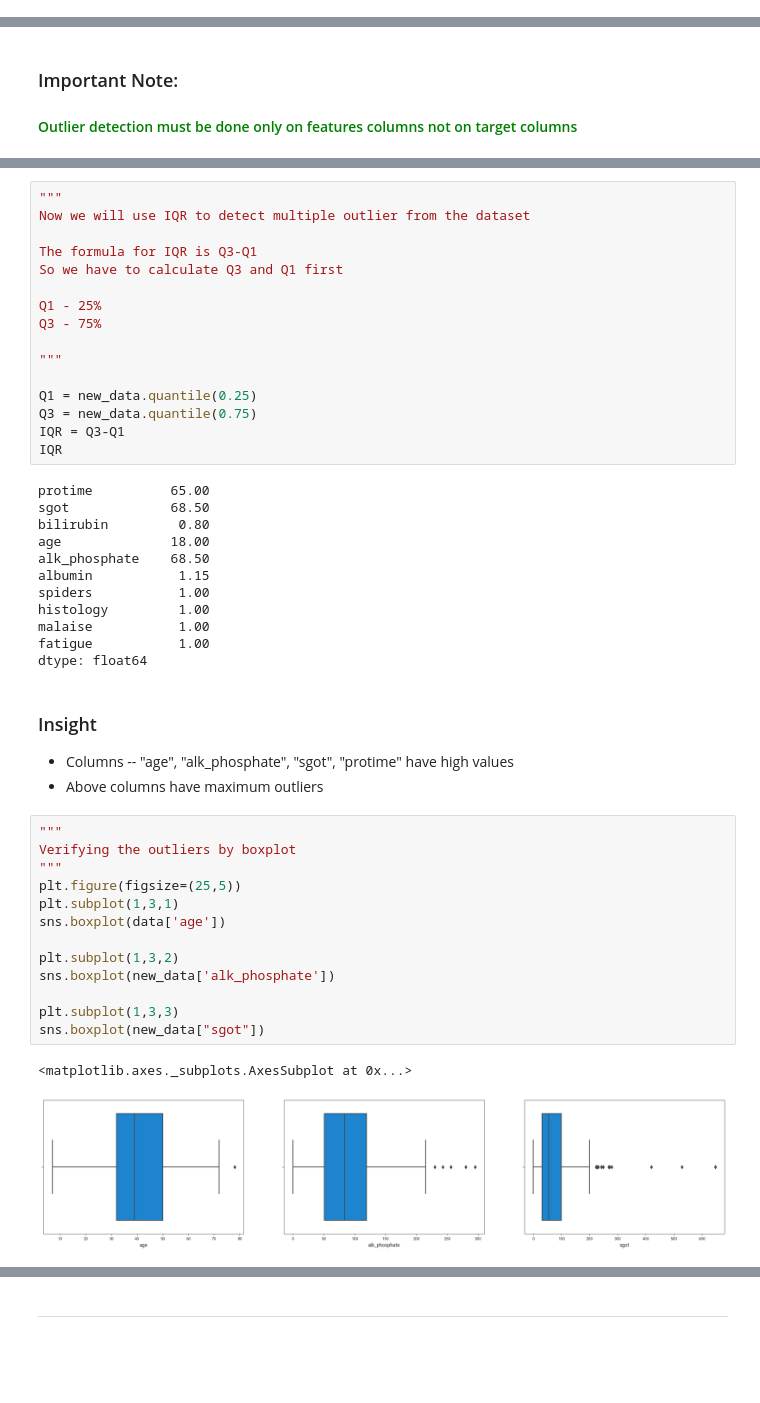
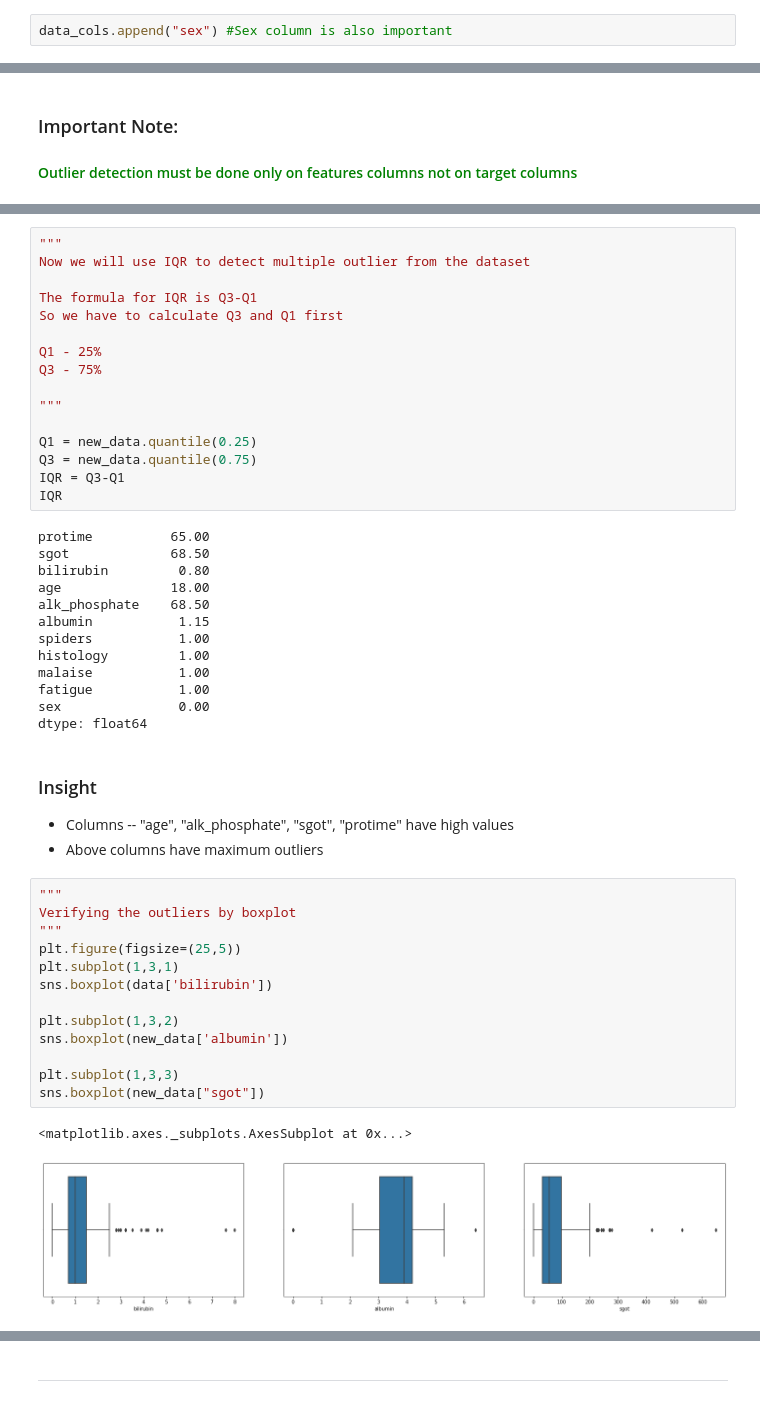
Before and after one commit to PDahal2871/Hepatitis-Survival-Prediction, a Jupyter notebook: HSP.ipynb, the cells around one changed output, grey strips where cells are left out. Cells and saved outputs as stored; diff of their text form; blank space fills up the shorter version.

```diff
--- a/HSP.ipynb
+++ b/HSP.ipynb
@@ -680,0 +676,2 @@ sns.scatterplot(data["age"], data["class"], hue=data["sex"], palette=["green",'b
+# %%
+data_cols.append("sex") #Sex column is also important
@@ -754,6 +815,7 @@ spiders           1.00
 histology         1.00
 malaise           1.00
 fatigue           1.00
+sex               0.00
 dtype: float64
 # %% [markdown]
 ### Insight
@@ -763,19 +825,19 @@ dtype: float64
 # %%
 """
 Verifying the outliers by boxplot
 """
 plt.figure(figsize=(25,5))
 plt.subplot(1,3,1)
-sns.boxplot(data['age'])
+sns.boxplot(data['bilirubin'])
 
 plt.subplot(1,3,2)
-sns.boxplot(new_data['alk_phosphate'])
+sns.boxplot(new_data['albumin'])
 
 plt.subplot(1,3,3)
 sns.boxplot(new_data["sgot"])
 # %% [output]
 <matplotlib.axes._subplots.AxesSubplot at 0x...>
-[figure, old version]
+[figure, new version]
 # %%
 """
 Verifying outliers by Scatter plot based on gender
```
Also changed, not shown: parts of 91 cells of this notebook, 10 other files.
